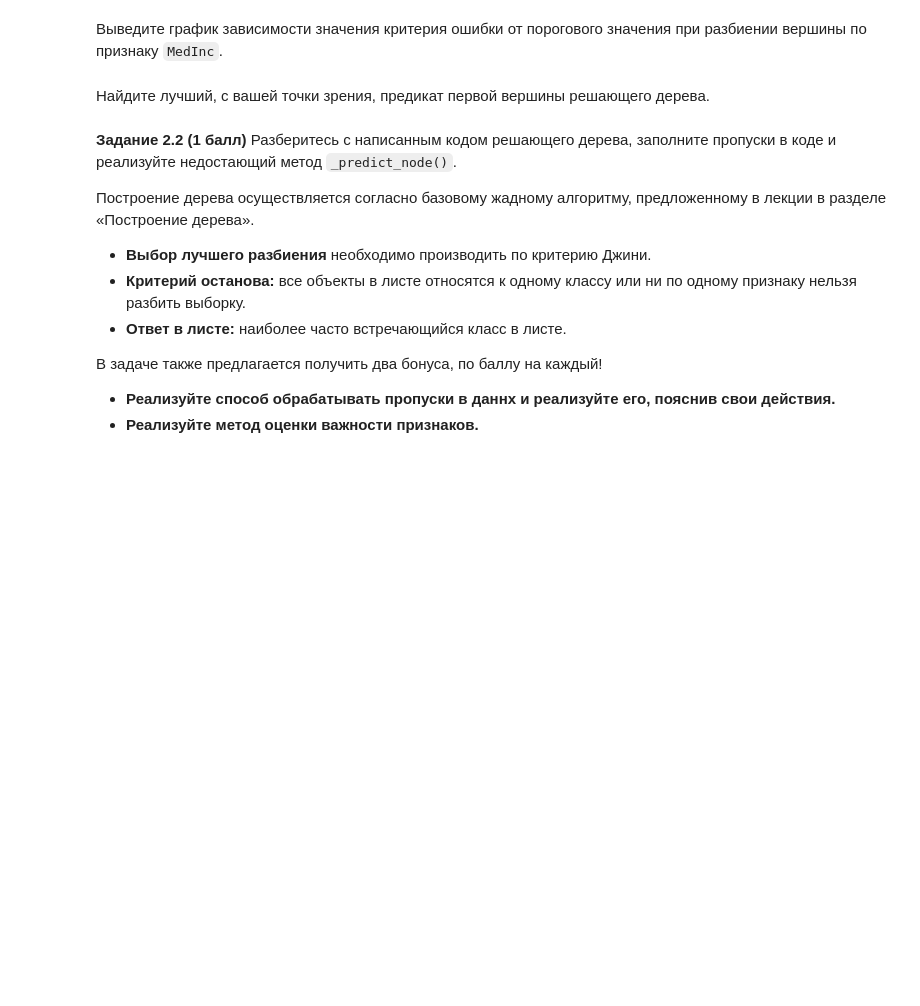
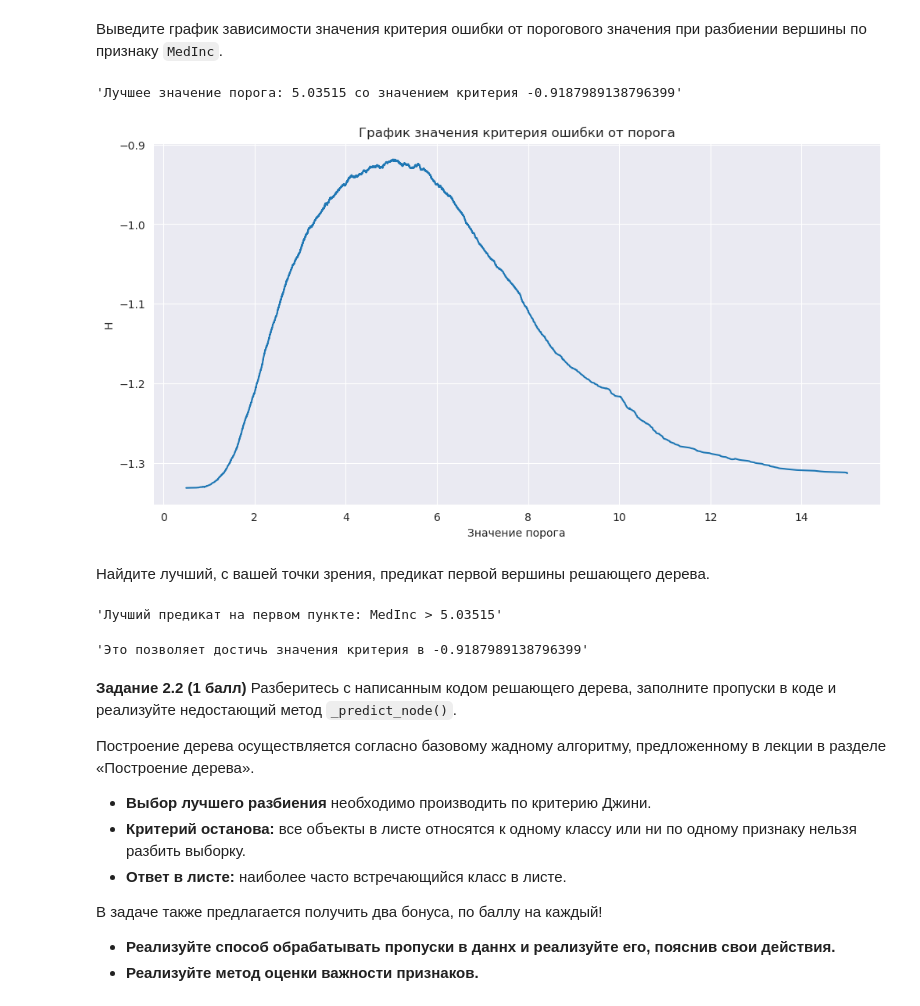
Before and after one commit to Bosbobos/IAD, a Jupyter notebook: MachineLeariningBasics/hw07_trees/hw07_trees_rf.ipynb, the cells around one changed output. Drawn from its saved outputs; the diff is of its cells as text; code cells hidden in the pictures; blank space fills up the shorter version.

```diff
--- a/MachineLeariningBasics/hw07_trees/hw07_trees_rf.ipynb
+++ b/MachineLeariningBasics/hw07_trees/hw07_trees_rf.ipynb
@@ -122,2 +213,14 @@ y
+# %%
+# ᕕ(╭ರ╭ ͟ʖ╮•́)⊃¤=(————
+med_thresholds, med_criterions, med_best_threshold, med_best_criterion = find_best_split(X['MedInc'], y, 'regression')
+plt.figure(figsize=(12, 6))
+plt.title('График значения критерия ошибки от порога')
+plt.ylabel('H')
+plt.xlabel('Значение порога')
+plt.plot(med_thresholds, med_criterions)
+display(f'Лучшее значение порога: {med_best_threshold} со значением критерия {med_best_criterion}')
+# %% [output]
+'Лучшее значение порога: 5.03515 со значением критерия -0.9187989138796399'
+[figure, added]
 # %% [markdown]
 Найдите лучший, с вашей точки зрения, предикат первой вершины решающего дерева.
@@ -126,3 +227,16 @@ y
+# %%
+# ᕕ(╭ರ╭ ͟ʖ╮•́)⊃¤=(————
+thresholds, criteria = [], []
+for col in X.values.T:
+    _, _, best_threshold, best_criterion = find_best_split(col, y, 'regression')
+    thresholds.append(best_threshold)
+    criteria.append(best_criterion)
+best_idx = np.argmax(criteria)
+display(f'Лучший предикат на первом пункте: {X.columns[best_idx]} > {thresholds[best_idx]}')
+display(f'Это позволяет достичь значения критерия в {criteria[best_idx]}')
+# %% [output]
+'Лучший предикат на первом пункте: MedInc > 5.03515'
+'Это позволяет достичь значения критерия в -0.9187989138796399'
 # %% [markdown]
 **Задание 2.2 (1 балл)** Разберитесь с написанным кодом решающего дерева, заполните пропуски в коде и реализуйте недостающий метод `_predict_node()`.
 
```
Also changed, not shown: parts of 9 cells of this notebook.
